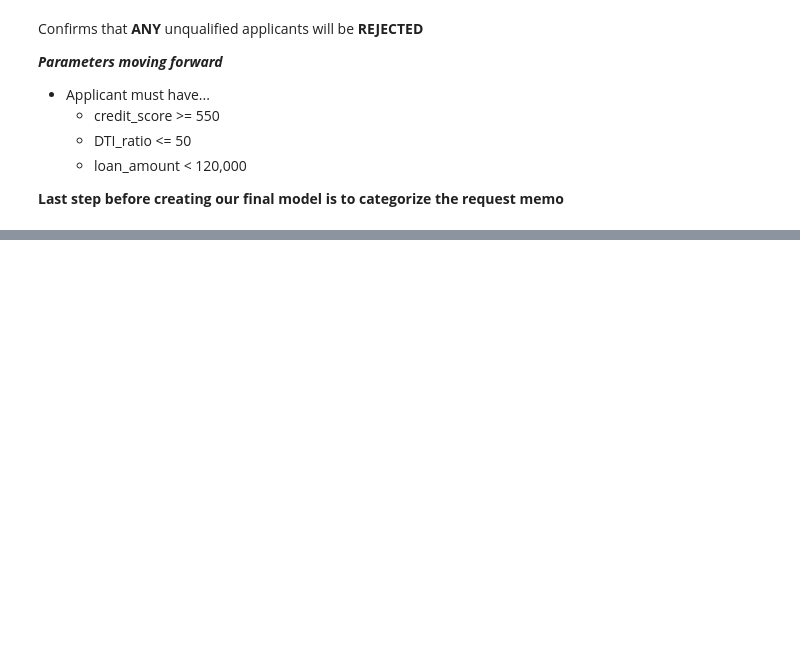
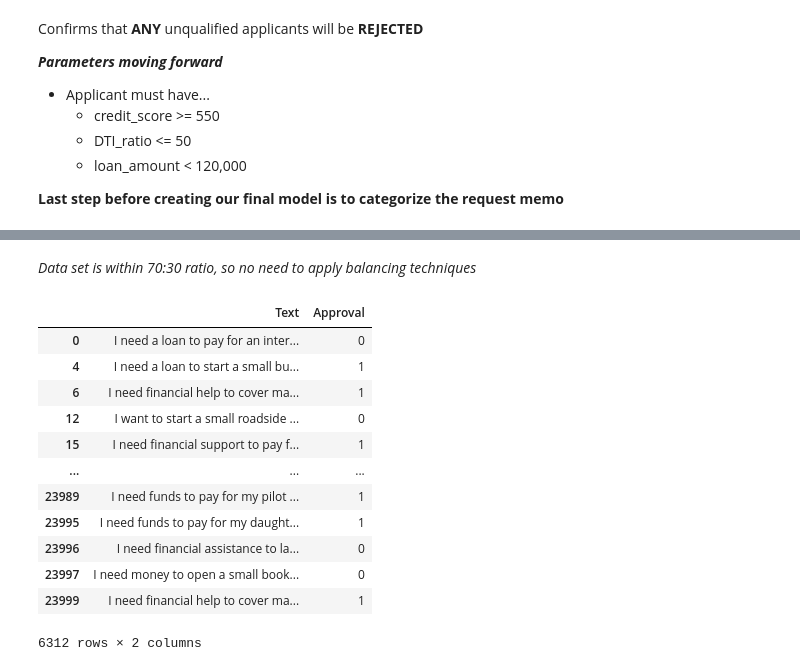
Before and after one commit to lukemcg32/Loan-Approval-ML-personal-, a Jupyter notebook: analysis.ipynb, the cells around one changed output, grey strips where cells are left out. Drawn from its saved outputs; the diff is of its cells as text; code cells hidden in the pictures; blank space fills up the shorter version.

```diff
--- a/analysis.ipynb
+++ b/analysis.ipynb
@@ -170,0 +191,18 @@ Confirms that **ANY** unqualified applicants will be **REJECTED**
+# %% [markdown]
+*Data set is within 70:30 ratio, so no need to apply balancing techniques*
+# %%
+data_text
+# %% [output]
+|  | Text | Approval |
+| 0 | I need a loan to pay for an inter... | 0 |
+| 4 | I need a loan to start a small bu... | 1 |
+| 6 | I need financial help to cover ma... | 1 |
+| 12 | I want to start a small roadside ... | 0 |
+| 15 | I need financial support to pay f... | 1 |
+| ... | ... | ... |
+| 23989 | I need funds to pay for my pilot ... | 1 |
+| 23995 | I need funds to pay for my daught... | 1 |
+| 23996 | I need financial assistance to la... | 0 |
+| 23997 | I need money to open a small book... | 0 |
+| 23999 | I need financial help to cover ma... | 1 |
+6312 rows × 2 columns
```
Also changed, not shown: parts of 3 cells of this notebook, 1 other file.
